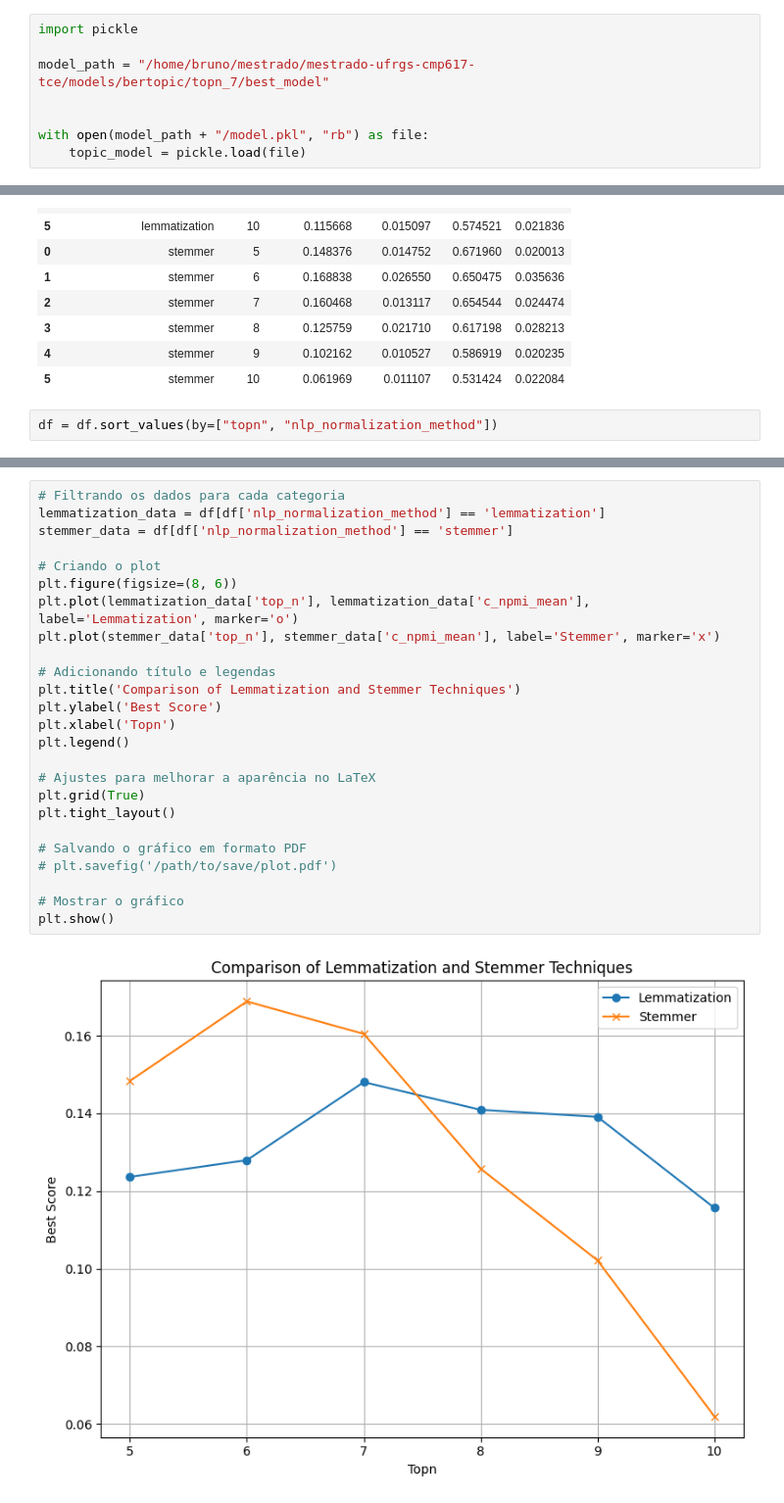
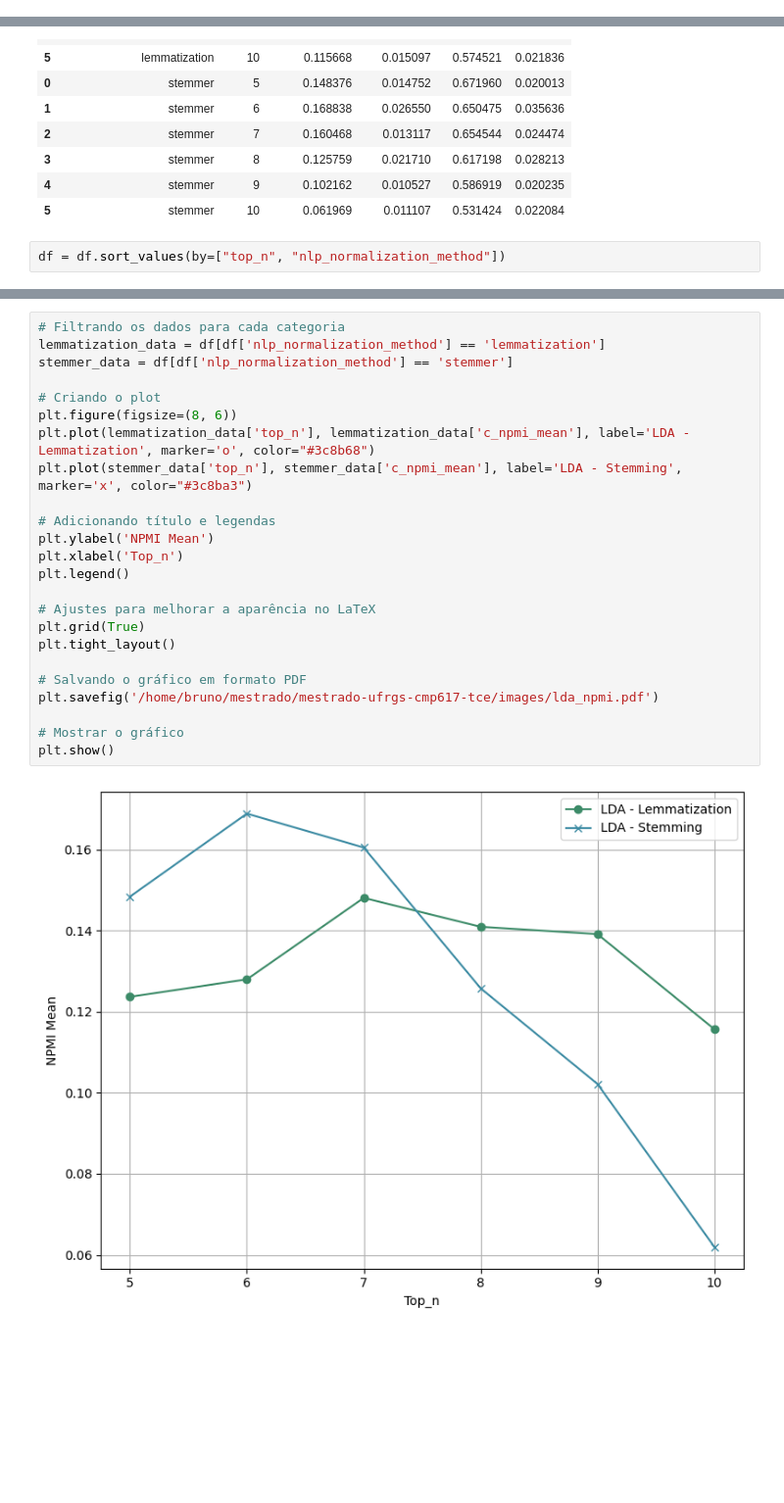
Before and after one commit to brunodifranco/mestrado-ufrgs-cmp617-tce, a Jupyter notebook: research/5_plot_lda_opt.ipynb, the cells around one changed output, grey strips where cells are left out. Shown: that part at 98% size. Saved outputs shown, nothing was run; the diff lists cells and outputs as text; blank space fills up the shorter version.

```diff
--- a/research/5_plot_lda_opt.ipynb
+++ b/research/5_plot_lda_opt.ipynb
@@ -25,8 +7,0 @@ best_model_path.parent
-# %%
-import pickle
-
-model_path = "/home/bruno/mestrado/mestrado-ufrgs-cmp617-tce/models/bertopic/topn_7/best_model"
-
-
-with open(model_path + "/model.pkl", "rb") as file:
-    topic_model = pickle.load(file)
@@ -90,7 +48,7 @@ df
 | 4 | stemmer | 9 | 0.102162 | 0.010527 | 0.586919 | 0.020235 |
 | 5 | stemmer | 10 | 0.061969 | 0.011107 | 0.531424 | 0.022084 |
 # %%
-df = df.sort_values(by=["topn", "nlp_normalization_method"])
+df = df.sort_values(by=["top_n", "nlp_normalization_method"])
 # %%
 # Filtrando os dados para cada categoria
 lemmatization_data = df[df['nlp_normalization_method'] == 'lemmatization']
@@ -121,27 +78,26 @@ plt.show()
 # %%
 # Filtrando os dados para cada categoria
 lemmatization_data = df[df['nlp_normalization_method'] == 'lemmatization']
 stemmer_data = df[df['nlp_normalization_method'] == 'stemmer']
 
 # Criando o plot
 plt.figure(figsize=(8, 6))
-plt.plot(lemmatization_data['top_n'], lemmatization_data['c_npmi_mean'], label='Lemmatization', marker='o')
-plt.plot(stemmer_data['top_n'], stemmer_data['c_npmi_mean'], label='Stemmer', marker='x')
+plt.plot(lemmatization_data['top_n'], lemmatization_data['c_npmi_mean'], label='LDA - Lemmatization', marker='o', color="#3c8b68")
+plt.plot(stemmer_data['top_n'], stemmer_data['c_npmi_mean'], label='LDA - Stemming', marker='x', color="#3c8ba3")
 
 # Adicionando título e legendas
-plt.title('Comparison of Lemmatization and Stemmer Techniques')
-plt.ylabel('Best Score')
-plt.xlabel('Topn')
+plt.ylabel('NPMI Mean')
+plt.xlabel('Top_n')
 plt.legend()
 
 # Ajustes para melhorar a aparência no LaTeX
 plt.grid(True)
 plt.tight_layout()
 
 # Salvando o gráfico em formato PDF
-# plt.savefig('/path/to/save/plot.pdf')
+plt.savefig('/home/bruno/mestrado/mestrado-ufrgs-cmp617-tce/images/lda_npmi.pdf')
 
 # Mostrar o gráfico
 plt.show()
 # %% [output]
-[figure, old version]
+[figure, new version]
```
Also changed, not shown: parts of 12 cells of this notebook, 24 other files.
